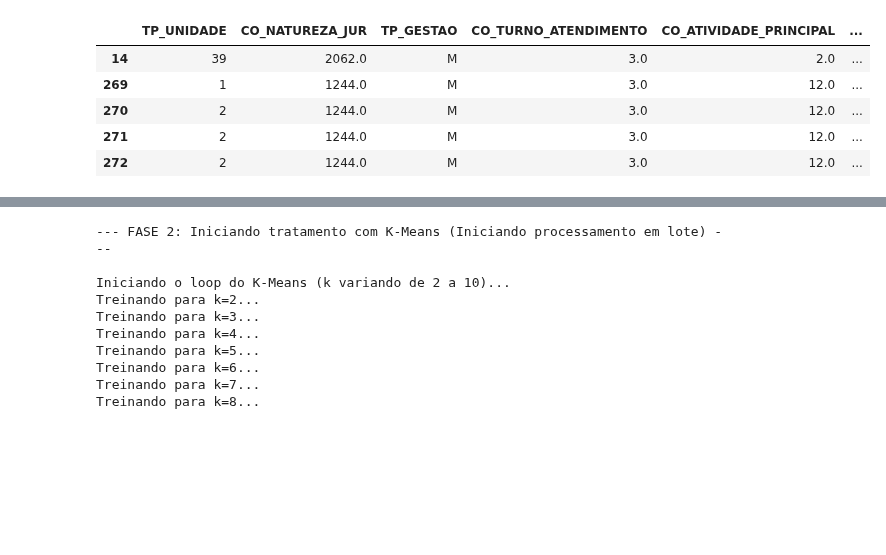
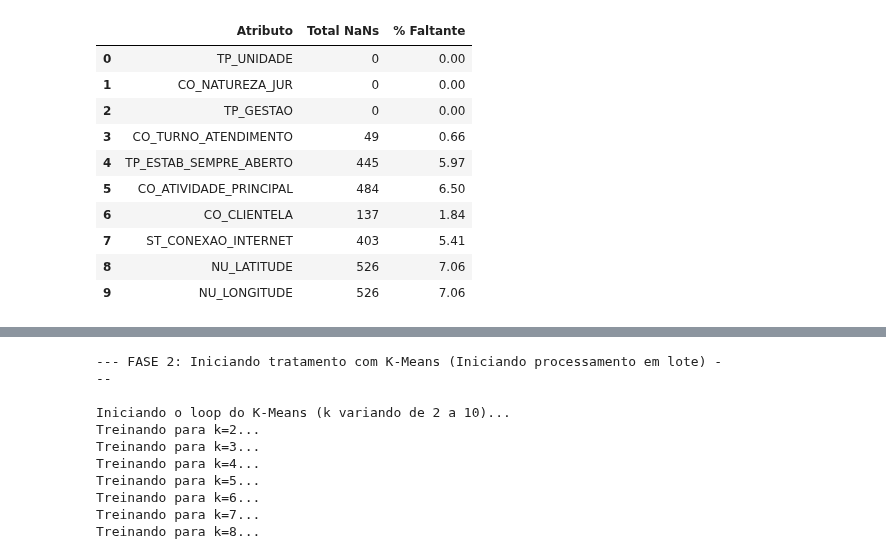
Before and after one commit to fabriciogmaraes/clusterizacao-sus-rn, a Jupyter notebook: estabelecimentos_sus.ipynb, the cells around one changed output, grey strips where cells are left out. Saved outputs shown, nothing was run; the diff lists cells and outputs as text; code cells hidden in the pictures; blank space fills up the shorter version.

Commit message:
feat: correções no arquivo principal e trabalhar novas bases.

```diff
--- a/estabelecimentos_sus.ipynb
+++ b/estabelecimentos_sus.ipynb
@@ -35,0 +21,14 @@ Total de linhas no Brasil: 602160
+# %%
+#Célula 2: Lendo a base geral e filtrando o Rio Grande do Norte (CO_UF 24)
+df_bruto = pd.read_csv('tbEstabelecimento202601.csv', sep=';', low_memory=False, encoding='latin1')
+df_rn = df_bruto[df_bruto['CO_ESTADO_GESTOR'] == 24].copy()
+
+#Seleção das 10 colunas:
+colunas_selecionadas = [
+    'TP_UNIDADE', 'CO_NATUREZA_JUR', 'TP_GESTAO', 'CO_TURNO_ATENDIMENTO',
+    'TP_ESTAB_SEMPRE_ABERTO', 'CO_ATIVIDADE_PRINCIPAL', 'CO_CLIENTELA',
+    'ST_CONEXAO_INTERNET', 'NU_LATITUDE', 'NU_LONGITUDE'
+]
+df_analise = df_rn[colunas_selecionadas].copy()
+
+print(f"\nBase do RN pronta com {df_analise.shape[0]} registros.")
@@ -36,29 +37,49 @@ Total de linhas no Brasil: 602160
 # %%
-import pandas as pd
-import numpy as np
+#Célula 3: Análise da Qualidade de Dados:
+print("--- PREPARANDO DADOS PARA DIAGNÓSTICO ---")
 
-print("\n--- Parte 1: Carregando a base nacional... ---")
-df_bruto = pd.read_csv('tbEstabelecimento202601.csv', sep=';', low_memory=False, encoding='latin1')
+#Tratando as coordenadas ANTES do diagnóstico:
+for col in ['NU_LATITUDE', 'NU_LONGITUDE']:
+    df_analise[col] = pd.to_numeric(df_analise[col].astype(str).str.replace(',', '.'), errors='coerce')
 
-print("Filtrando os estabelecimentos do Rio Grande do Norte (IBGE 24)...")
-df_rn = df_bruto[df_bruto['CO_MUNICIPIO_GESTOR'].astype(str).str.startswith('24')].copy()
-
-colunas_interesse = [
+#Separando todas as colunas selecionadas:
+colunas_10 = [
     'TP_UNIDADE', 'CO_NATUREZA_JUR', 'TP_GESTAO', 'CO_TURNO_ATENDIMENTO',
-    'CO_ATIVIDADE_PRINCIPAL', 'TP_ESTAB_SEMPRE_ABERTO', 'ST_CONEXAO_INTERNET',
-    'CO_CLIENTELA', 'NU_LATITUDE', 'NU_LONGITUDE'
+    'TP_ESTAB_SEMPRE_ABERTO', 'CO_ATIVIDADE_PRINCIPAL', 'CO_CLIENTELA',
+    'ST_CONEXAO_INTERNET', 'NU_LATITUDE', 'NU_LONGITUDE'
 ]
 
-df = df_rn[colunas_interesse].copy()
+plt.figure(figsize=(18, 6))
 
-# 1. Substitui a vírgula por ponto (mas ainda é texto)
-df['NU_LATITUDE'] = df['NU_LATITUDE'].astype(str).str.replace(',', '.')
-df['NU_LONGITUDE'] = df['NU_LONGITUDE'].astype(str).str.replace(',', '.')
 
-# 2. Força a conversão para número. O que for texto ('undefined') vira NaN (Not a Number / Vazio)
-df['NU_LATITUDE'] = pd.to_numeric(df['NU_LATITUDE'], errors='coerce')
-df['NU_LONGITUDE'] = pd.to_numeric(df['NU_LONGITUDE'], errors='coerce')
+# Subplot 1: Gráfico de Barras (Obrigando a mostrar as 10 colunas)
+plt.subplot(1, 2, 1)
+nulos_10 = df_analise[colunas_10].isnull().sum()
+# Usamos barplot do seaborn para um visual mais profissional
+sns.barplot(x=nulos_10.index, y=nulos_10.values, hue=nulos_10.index, palette="viridis", legend=False)
+plt.xticks(rotation=45, ha='right')
+plt.title('Volume de Dados Faltantes por Atributo (Total: 10)', fontsize=13, fontweight='bold')
+plt.ylabel('Quantidade de NaNs')
 
-print(f"\nTotal de {df.shape[0]} estabelecimentos de saúde separados para análise.")
-display(df.head())
+# Subplot 2: Boxplot de Outliers (Para identificar as bolinhas do mapa)
+plt.subplot(1, 2, 2)
+sns.boxplot(data=df_analise[['NU_LATITUDE', 'NU_LONGITUDE']], palette="Set2")
+plt.title('Identificação de Outliers Geográficos\n(Bolinhas fora dos limites do RN)', fontsize=13, fontweight='bold')
+
+plt.tight_layout()
+plt.savefig('diagnostico_qualidade_dados.png', dpi=300, bbox_inches='tight')
+plt.show()
+
+print("\n--- TABELA RESUMO ---")
+resumo_nulos = pd.DataFrame({
+    'Atributo': colunas_10,
+    'Total NaNs': nulos_10.values,
+    '% Faltante': (nulos_10.values / len(df_analise) * 100).round(2)
+})
+display(resumo_nulos)
+
+nulos_gps = nulos_10['NU_LATITUDE']
+
+print(f"\nFATO IMPORTANTE:")
+print(f"Serão removidas as {nulos_gps} linhas sem coordenadas.")
 # %% [output]
@@ -69,6 +89,11 @@ Total de 7448 estabelecimentos de saúde separados para análise.
-|  | TP_UNIDADE | CO_NATUREZA_JUR | TP_GESTAO | CO_TURNO_ATENDIMENTO | CO_ATIVIDADE_PRINCIPAL | ... |
-| 14 | 39 | 2062.0 | M | 3.0 | 2.0 | ... |
-| 269 | 1 | 1244.0 | M | 3.0 | 12.0 | ... |
-| 270 | 2 | 1244.0 | M | 3.0 | 12.0 | ... |
-| 271 | 2 | 1244.0 | M | 3.0 | 12.0 | ... |
-| 272 | 2 | 1244.0 | M | 3.0 | 12.0 | ... |
+|  | Atributo | Total NaNs | % Faltante |
+| 0 | TP_UNIDADE | 0 | 0.00 |
+| 1 | CO_NATUREZA_JUR | 0 | 0.00 |
+| 2 | TP_GESTAO | 0 | 0.00 |
+| 3 | CO_TURNO_ATENDIMENTO | 49 | 0.66 |
+| 4 | TP_ESTAB_SEMPRE_ABERTO | 445 | 5.97 |
+| 5 | CO_ATIVIDADE_PRINCIPAL | 484 | 6.50 |
+| 6 | CO_CLIENTELA | 137 | 1.84 |
+| 7 | ST_CONEXAO_INTERNET | 403 | 5.41 |
+| 8 | NU_LATITUDE | 526 | 7.06 |
+| 9 | NU_LONGITUDE | 526 | 7.06 |
```
Also changed, not shown: parts of 11 cells of this notebook, 5 other files.
